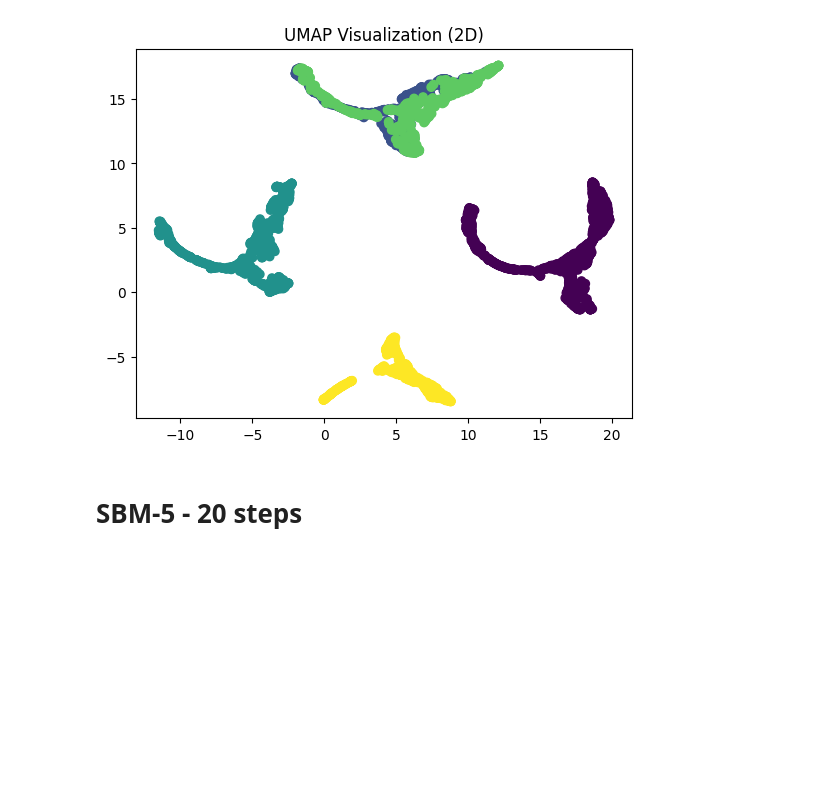
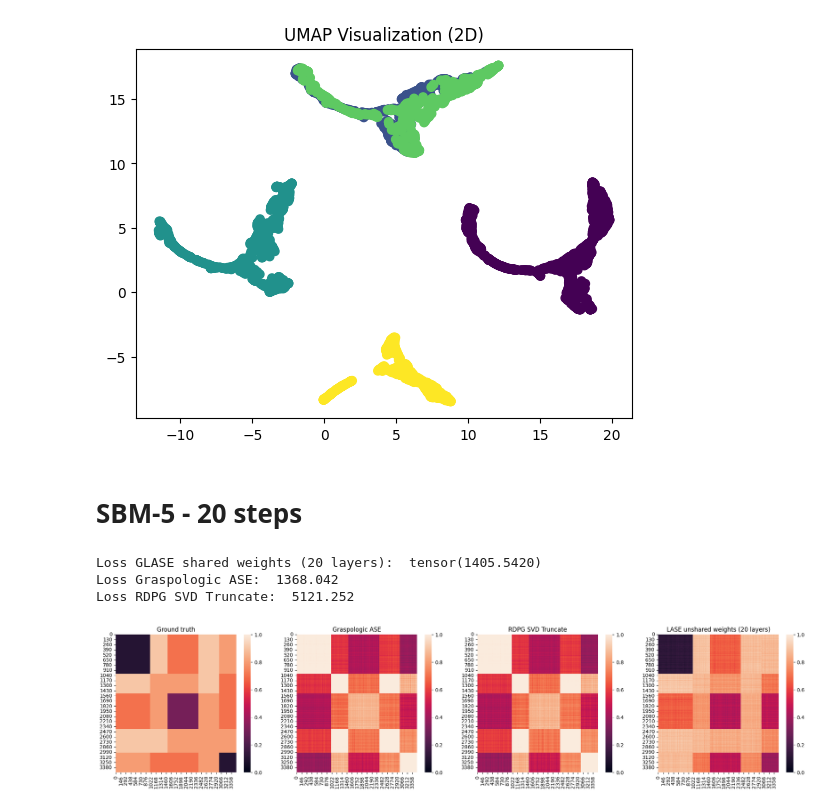
Before and after one commit to sofiperez91/LASE, a Jupyter notebook: notebooks/GLASE_section.ipynb, the cells around one changed output. Cells and saved outputs as stored; diff of their text form; code cells hidden in the pictures; blank space fills up the shorter version.

```diff
--- a/notebooks/GLASE_section.ipynb
+++ b/notebooks/GLASE_section.ipynb
@@ -257,3 +257,82 @@ plt.show()
 [figure]
 # %% [markdown]
 # SBM-5 - 20 steps
+# %%
+d = 5
+gd_steps = 20
+device = 'cpu'
+
+glase = gLASE(d, d, gd_steps)
+glase.load_state_dict(torch.load('../saved_models/glase_unshared_d5_normalized_unbalanced_initx_20steps.pt'))
+glase.to(device)
+glase.eval()
+
+num_nodes = 3500
+n = [1000, 500, 900, 600, 500]
+p = [
+    [0.1, 0.9, 0.7, 0.9, 0.8],
+    [0.9, 0.8, 0.8, 0.9, 0.7],
+    [0.7, 0.8, 0.3, 0.8, 0.7],
+    [0.9, 0.9, 0.8, 0.8, 0.8],
+    [0.8, 0.7, 0.7, 0.8, 0.1],
+]
+
+## GROUND TRUTH
+A = ground_truth_adjacency_matrix(n,p)
+
+edge_index = stochastic_blockmodel_graph(n, p).to(device)
+edge_index_2 = torch.ones([num_nodes,num_nodes],).nonzero().t().contiguous().to(device)
+mask = (torch.ones([num_nodes,num_nodes],)-torch.eye(num_nodes)).nonzero().t().contiguous().to(device)
+q = torch.Tensor([[1,-1,-1,-1,-1]])
+Q=torch.diag(q[0]).to(device)
+
+x  = get_x_init(num_nodes, d, 0, math.pi/2, 0, math.pi/2).to(device)
+
+x_glase = glase(x, edge_index, edge_index_2, Q, mask)
+x_glase = x_glase.detach()
+loss = torch.norm((x_glase@Q@x_glase.T - to_dense_adj(edge_index).squeeze(0))*to_dense_adj(mask).squeeze(0))
+print(f"Loss GLASE shared weights ({gd_steps} layers): ", loss)
+x_glase = x_glase.to('cpu')
+
+# ## ASE EMBEDDINGS
+adj_matrix = to_dense_adj(edge_index.to('cpu')).squeeze(0).numpy()
+ase = AdjacencySpectralEmbed(n_components=d, diag_aug=True, algorithm='full')
+x_ase = ase.fit_transform(adj_matrix)
+x_ase = torch.from_numpy(x_ase)
+loss = np.linalg.norm((x_ase@Q@x_ase.T - to_dense_adj(edge_index).squeeze(0).numpy())*to_dense_adj(mask).squeeze(0))
+print("Loss Graspologic ASE: ", loss)
+
+# x_gd, cost_gd, iter = RDPG_GD_Armijo(x, edge_index, mask)
+# x_gd = x_gd.to('cpu')
+# loss = torch.norm((x_gd@x_gd.T - to_dense_adj(edge_index).squeeze(0))*to_dense_adj(mask).squeeze(0))
+# print("Loss RDPG GD Armijo: ", loss)
+# print("Armijo iterations: ", iter)
+
+x_svd = embed_scipy(edge_index,d)
+loss = np.linalg.norm((x_svd@Q@x_svd.T - to_dense_adj(edge_index).squeeze(0).numpy())*to_dense_adj(mask).squeeze(0))
+print("Loss RDPG SVD Truncate: ", loss)
+
+# x_cgd = coordinate_descent(edge_index, mask, d)
+# loss = np.linalg.norm((x_cgd@x_cgd.T - to_dense_adj(edge_index).squeeze(0).numpy())*to_dense_adj(mask).squeeze(0))
+# print("Loss Coordinate Gradient Descent: ", loss)
+
+
+fig, axes = plt.subplots(1, 4, figsize =(25,5))
+axes[0].set_title('Ground truth')
+sns.heatmap(A, ax=axes[0], vmin=0.0, vmax=1.0, cbar=True)
+axes[1].set_title('Graspologic ASE')
+sns.heatmap(x_ase@x_ase.T, ax=axes[1], vmin=0.0, vmax=1.0, cbar=True)
+axes[2].set_title('RDPG SVD Truncate')
+sns.heatmap(x_svd@x_svd.T, ax=axes[2], vmin=0.0, vmax=1.0, cbar=True)
+# # axes[1].set_title(f'Coordinate Gradient Descent')
+# # sns.heatmap(x_cgd@x_cgd.T, ax=axes[1], vmin=0.0, vmax=1.0, cbar=True)
+# # axes[2].set_title('RDPG GD Armijo (random input)')
+# # sns.heatmap(x_gd@x_gd.T, ax=axes[2], vmin=0.0, vmax=1.0, cbar=True)
+axes[3].set_title(f'LASE unshared weights ({gd_steps} layers)')
+sns.heatmap(x_glase@Q@x_glase.T, ax=axes[3], vmin=0.0, vmax=1.0, cbar=True)
+plt.show()
+# %% [output]
+Loss GLASE shared weights (20 layers):  tensor(1405.5420)
+Loss Graspologic ASE:  1368.042
+Loss RDPG SVD Truncate:  5121.252
+[figure, added]
```
Also changed, not shown: 10 other files.
